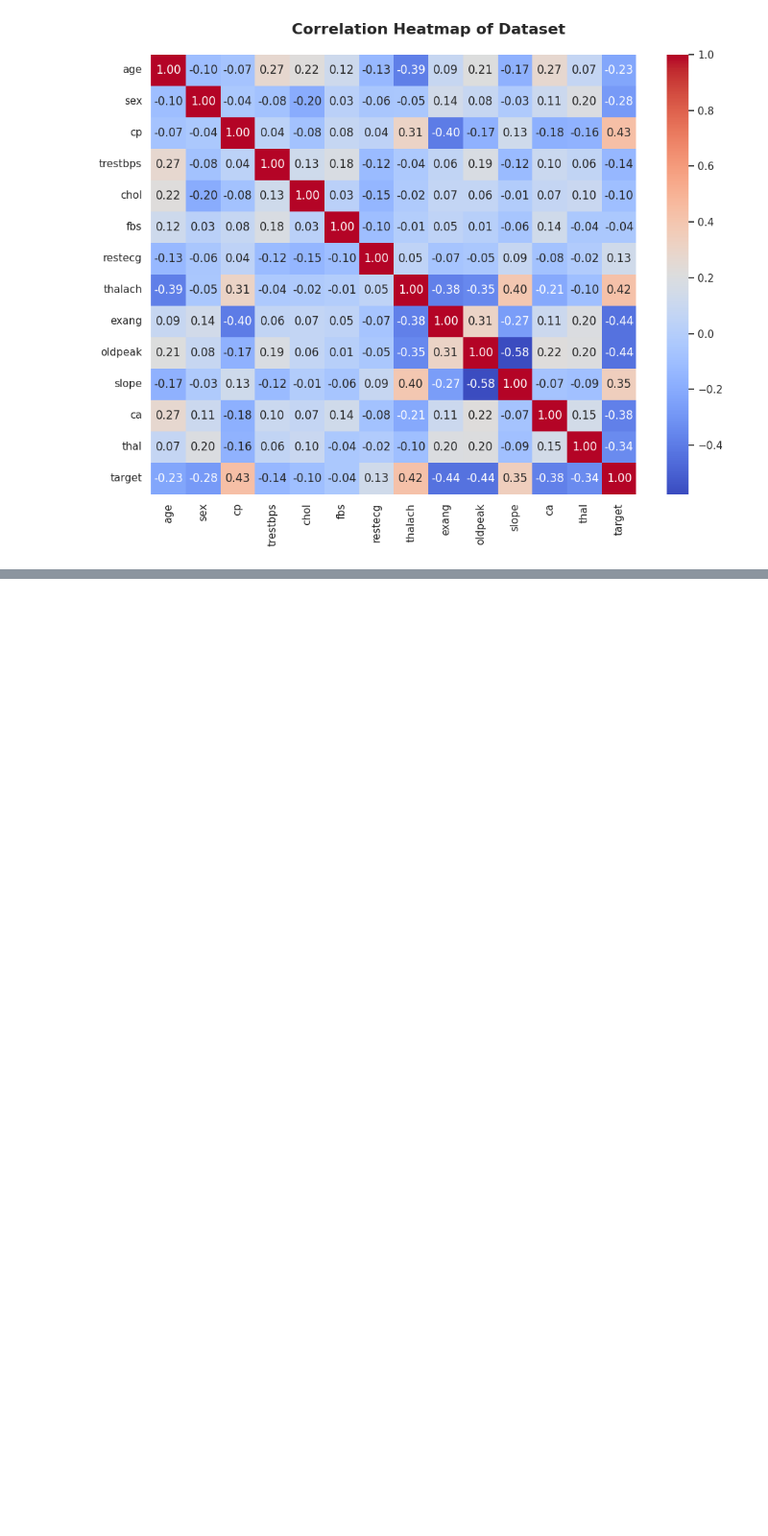
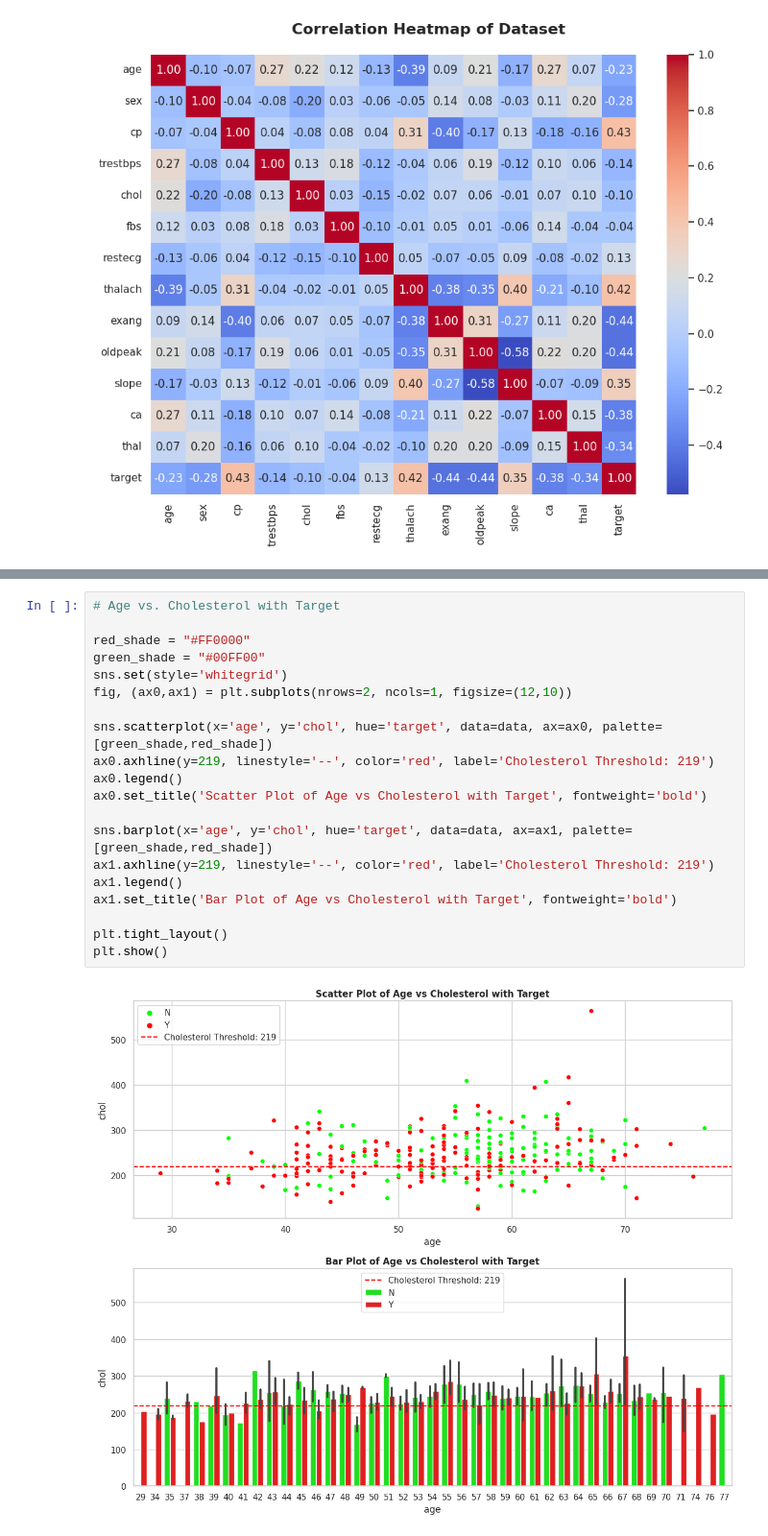
Before and after one commit to sakethyalamanchili/Kaggle-Notebooks, a Jupyter notebook: eda-on-heart-disease-dataset.ipynb, the cells around one changed output, grey strips where cells are left out. Shown at 96% size. Cells and saved outputs as stored; diff of their text form; blank space fills up the shorter version.

```diff
--- a/eda-on-heart-disease-dataset.ipynb
+++ b/eda-on-heart-disease-dataset.ipynb
@@ -693,3 +709,25 @@ plt.show()
+# %%
+# Age vs. Cholesterol with Target
+
+red_shade = "#FF0000"
+green_shade = "#00FF00"
+sns.set(style='whitegrid')
+fig, (ax0,ax1) = plt.subplots(nrows=2, ncols=1, figsize=(12,10))
+
+sns.scatterplot(x='age', y='chol', hue='target', data=data, ax=ax0, palette=[green_shade,red_shade])
+ax0.axhline(y=219, linestyle='--', color='red', label='Cholesterol Threshold: 219')
+ax0.legend()
+ax0.set_title('Scatter Plot of Age vs Cholesterol with Target', fontweight='bold')
+
+sns.barplot(x='age', y='chol', hue='target', data=data, ax=ax1, palette=[green_shade,red_shade])
+ax1.axhline(y=219, linestyle='--', color='red', label='Cholesterol Threshold: 219')
+ax1.legend()
+ax1.set_title('Bar Plot of Age vs Cholesterol with Target', fontweight='bold')
+
+plt.tight_layout()
+plt.show()
+# %% [output]
+[figure, added]
 # %% [markdown]
 # Overall Insights:
 
```
Also changed, not shown: parts of 5 cells of this notebook.
